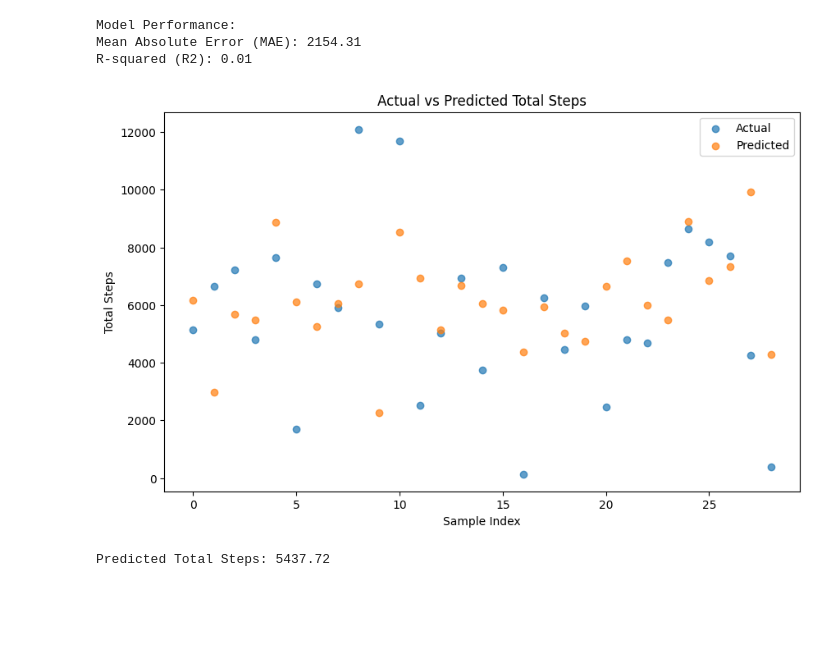
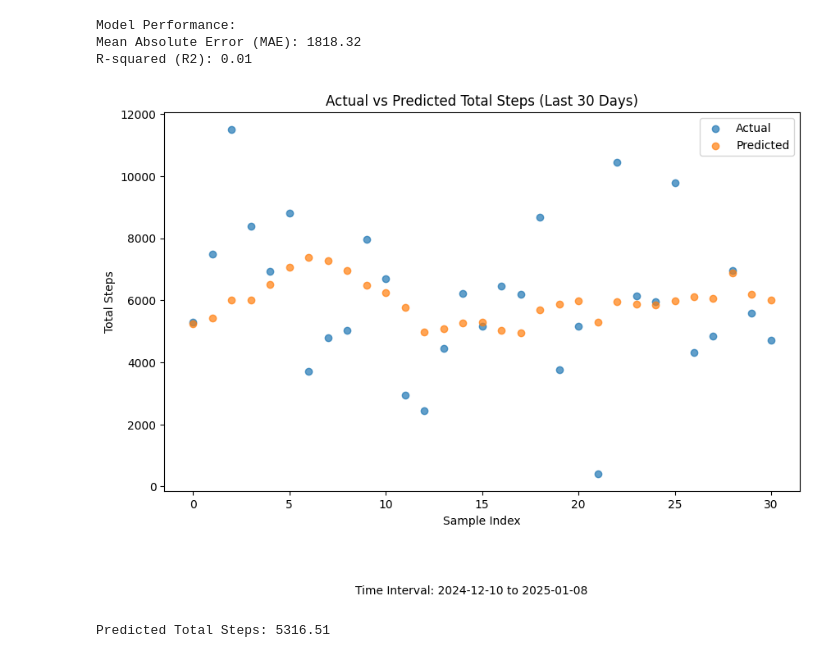
Before and after one commit to umutcanc7/DSA210-PROJECT-, a Jupyter notebook: Machine_Learning.ipynb, the cells around one changed output. Cells and saved outputs as stored; diff of their text form; code cells hidden in the pictures; blank space fills up the shorter version.

```diff
--- a/Machine_Learning.ipynb
+++ b/Machine_Learning.ipynb
@@ -2,7 +2,6 @@
 <a href="https://colab.research.google.com/github/umutcanc7/DSA210-PROJECT-/blob/main/Machine_Learning.ipynb" target="_parent"><img src="https://colab.research.google.com/assets/colab-badge.svg" alt="Open In Colab"/></a>
 # %%
 import pandas as pd
-from sklearn.model_selection import train_test_split
 from sklearn.linear_model import LinearRegression
 from sklearn.metrics import mean_absolute_error, r2_score
 import matplotlib.pyplot as plt
@@ -33,43 +32,48 @@ merged_data_cleaned = merged_data.dropna()
 features = merged_data_cleaned[['steps_avg_7', 'steps_avg_14', 'steps_avg_30']]
 target = merged_data_cleaned['Total Steps']
 
-X_train, X_test, y_train, y_test = train_test_split(
-    features, target, test_size=0.2, random_state=42
-)
+train_end_date = merged_data_cleaned['Date'].iloc[-31]  # Last 30 days for testing
+X_train = features[merged_data_cleaned['Date'] < train_end_date]
+X_test = features[merged_data_cleaned['Date'] >= train_end_date]
+y_train = target[merged_data_cleaned['Date'] < train_end_date]
+y_test = target[merged_data_cleaned['Date'] >= train_end_date]
 
 model = LinearRegression()
 model.fit(X_train, y_train)
 
 y_pred = model.predict(X_test)
 
 mae = mean_absolute_error(y_test, y_pred)
 r2 = r2_score(y_test, y_pred)
 
 print("Model Performance:")
 print(f"Mean Absolute Error (MAE): {mae:.2f}")
 print(f"R-squared (R2): {r2:.2f}")
 
 def predict_steps(steps_avg_7, steps_avg_14, steps_avg_30):
     input_features = [[steps_avg_7, steps_avg_14, steps_avg_30]]
     return model.predict(input_features)[0]
 
 def visualize_predictions(y_test, y_pred):
     plt.figure(figsize=(10, 6))
     plt.scatter(range(len(y_test)), y_test, label="Actual", alpha=0.7)
     plt.scatter(range(len(y_pred)), y_pred, label="Predicted", alpha=0.7)
-    plt.title("Actual vs Predicted Total Steps")
+    plt.title("Actual vs Predicted Total Steps (Last 30 Days)")
     plt.xlabel("Sample Index")
     plt.ylabel("Total Steps")
+    start_date = merged_data_cleaned['Date'].iloc[-30]
+    end_date = merged_data_cleaned['Date'].iloc[-1]
+    plt.figtext(0.5, -0.1, f"Time Interval: {start_date.date()} to {end_date.date()}", wrap=True, horizontalalignment='center', fontsize=10)
     plt.legend()
     plt.show()
 
 visualize_predictions(y_test.values, y_pred)
 
 example_prediction = predict_steps(steps_avg_7=5000, steps_avg_14=5200, steps_avg_30=5300)
 print(f"Predicted Total Steps: {example_prediction:.2f}")
 # %% [output]
 Model Performance:
-Mean Absolute Error (MAE): 2154.31
+Mean Absolute Error (MAE): 1818.32
 R-squared (R2): 0.01
-[figure, old version]
+[figure, new version]
-Predicted Total Steps: 5437.72
+Predicted Total Steps: 5316.51
```
Also changed, not shown: parts of 1 cell of this notebook.
